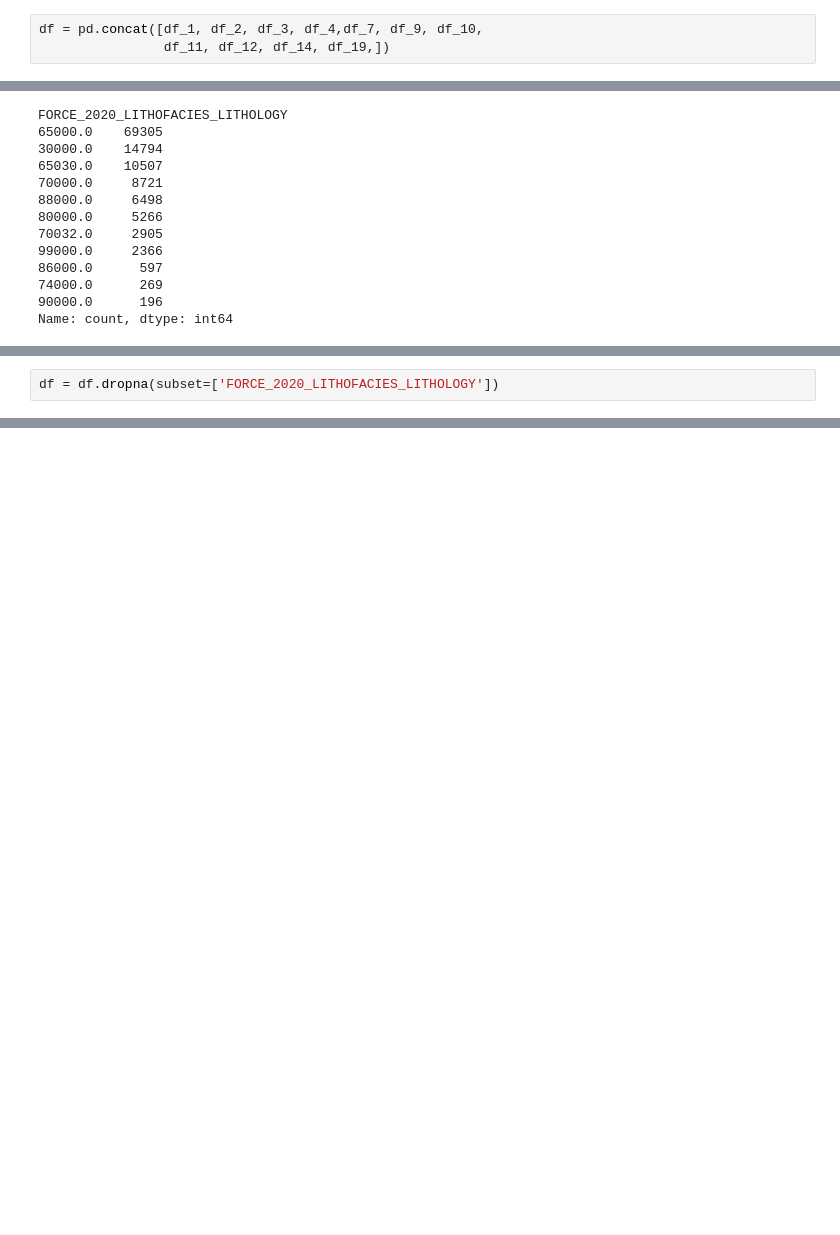
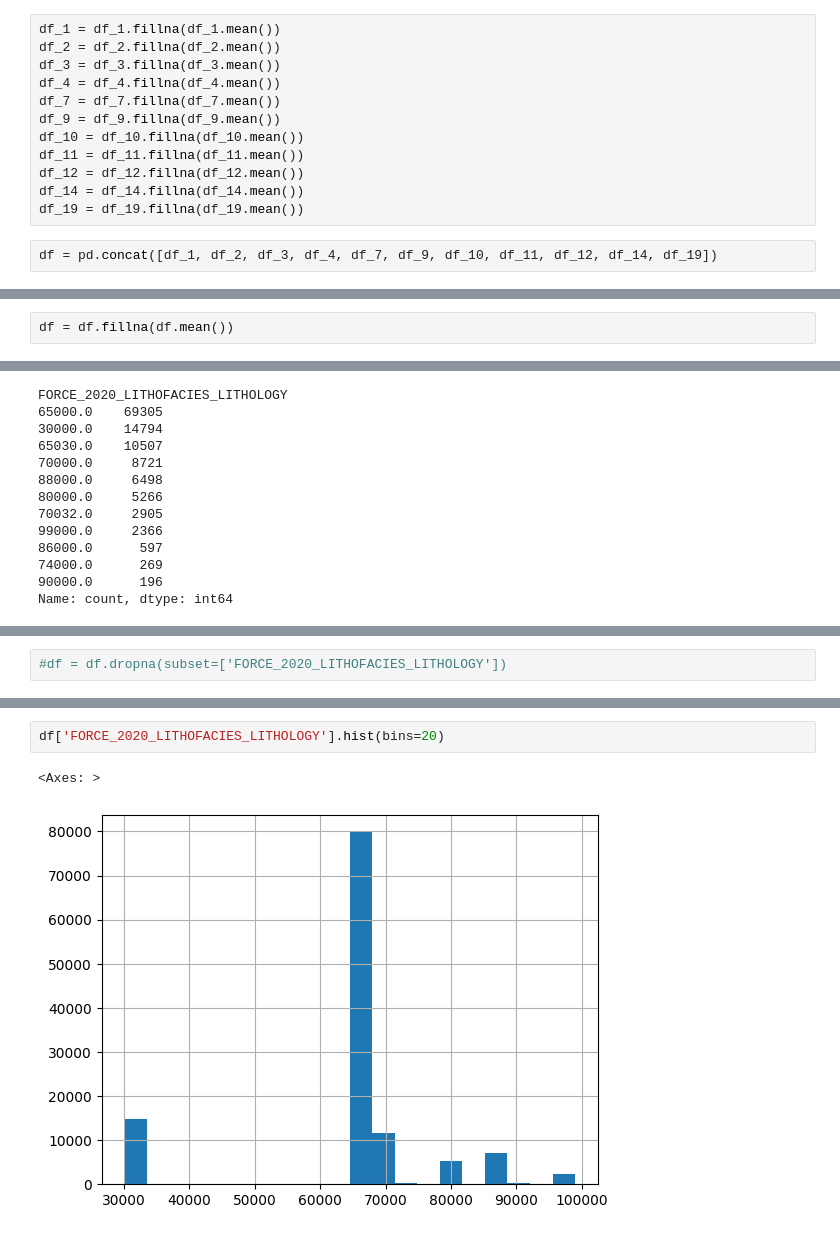
Before and after one commit to EgorenkovaURFU/well_log, a Jupyter notebook: EDA_01.ipynb, the cells around one changed output, grey strips where cells are left out. Saved outputs shown, nothing was run; the diff lists cells and outputs as text; blank space fills up the shorter version.

```diff
--- a/EDA_01.ipynb
+++ b/EDA_01.ipynb
@@ -25,3 +88,14 @@ df_19 = pd.read_csv('data/archive/35_9-7.csv')
+# %%
+df_1 = df_1.fillna(df_1.mean())
+df_2 = df_2.fillna(df_2.mean())
+df_3 = df_3.fillna(df_3.mean())
+df_4 = df_4.fillna(df_4.mean())
+df_7 = df_7.fillna(df_7.mean())
+df_9 = df_9.fillna(df_9.mean())
+df_10 = df_10.fillna(df_10.mean())
+df_11 = df_11.fillna(df_11.mean())
+df_12 = df_12.fillna(df_12.mean())
+df_14 = df_14.fillna(df_14.mean())
+df_19 = df_19.fillna(df_19.mean())
 # %%
-df = pd.concat([df_1, df_2, df_3, df_4,df_7, df_9, df_10,
-                df_11, df_12, df_14, df_19,])
+df = pd.concat([df_1, df_2, df_3, df_4, df_7, df_9, df_10, df_11, df_12, df_14, df_19])
@@ -37,0 +138,2 @@ df.tail(5)
+# %%
+df = df.fillna(df.mean())
@@ -122,2 +236,2 @@ array([   nan, 65000., 30000., 70000., 65030., 99000., 80000., 90000.])
 # %%
-df = df.dropna(subset=['FORCE_2020_LITHOFACIES_LITHOLOGY'])
+#df = df.dropna(subset=['FORCE_2020_LITHOFACIES_LITHOLOGY'])
@@ -133,0 +242,5 @@ Index(['WELL', 'DEPTH_MD', 'X_LOC', 'Y_LOC', 'Z_LOC', 'GROUP', 'FORMATION',
+# %%
+df['FORCE_2020_LITHOFACIES_LITHOLOGY'].hist(bins=20)
+# %% [output]
+<Axes: >
+[figure, added]
```
Also changed, not shown: parts of 29 cells of this notebook, 5 other files.
